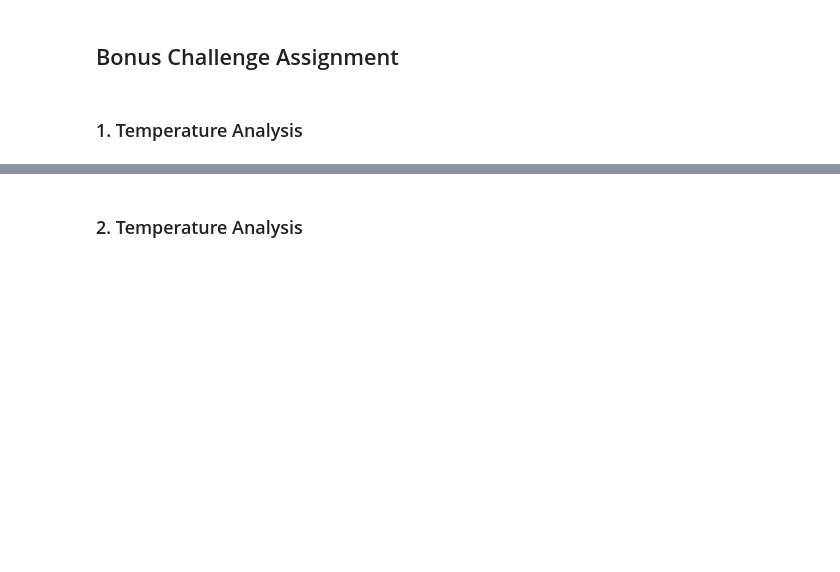
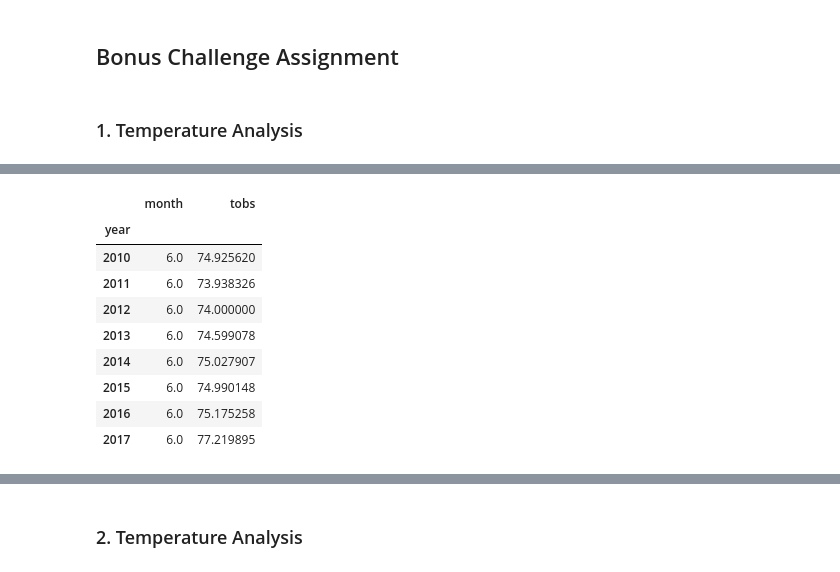
Before and after one commit to choushuiguo325/sqlalchemy-challenge, a Jupyter notebook: Code/climate_starter.ipynb, the cells around one changed output, grey strips where cells are left out. Drawn from its saved outputs; the diff is of its cells as text; code cells hidden in the pictures; blank space fills up the shorter version.

```diff
--- a/Code/climate_starter.ipynb
+++ b/Code/climate_starter.ipynb
@@ -191,0 +212,19 @@ pd.real_sql()
+# %%
+# retrieve the average temperature in June/December at all stations accross all available years
+measurement_df["date"] = pd.to_datetime(measurement_df["date"])
+measurement_df["year"] = measurement_df["date"].dt.year
+measurement_df["month"] = measurement_df["date"].dt.month
+june_df = measurement_df[["station","year","month","tobs"]].loc[measurement_df["month"]==6]
+june_mean = june_df.groupby("year").mean()
+june_mean
+# %% [output]
+|  | month | tobs |
+| year |  |  |
+| 2010 | 6.0 | 74.925620 |
+| 2011 | 6.0 | 73.938326 |
+| 2012 | 6.0 | 74.000000 |
+| 2013 | 6.0 | 74.599078 |
+| 2014 | 6.0 | 75.027907 |
+| 2015 | 6.0 | 74.990148 |
+| 2016 | 6.0 | 75.175258 |
+| 2017 | 6.0 | 77.219895 |
```
Also changed, not shown: parts of 14 cells of this notebook.
